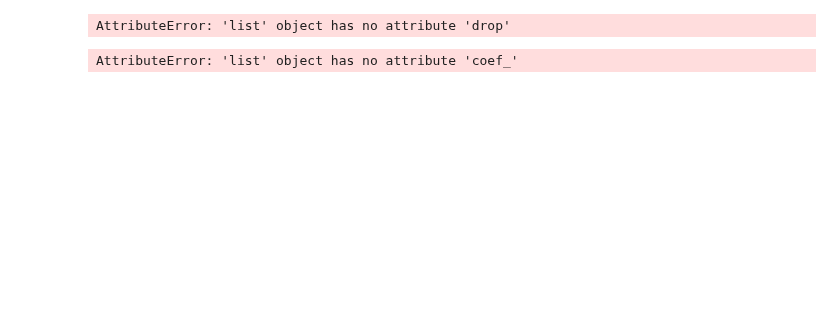
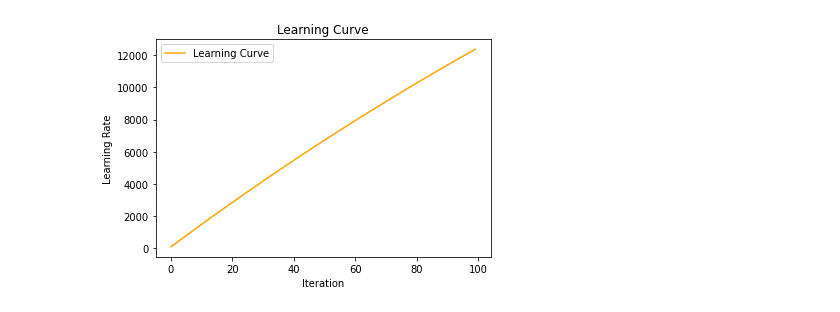
Before and after one commit to jreyesco16/ml-assignment, a Jupyter notebook: assignment-4/kim_changsu_steiner_devan_reyes-cortes_jesse_assignment4.ipynb, the cells around one changed output. Drawn from its saved outputs; the diff is of its cells as text; code cells hidden in the pictures; blank space fills up the shorter version.

Commit message:
everything is working except svm model

```diff
--- a/assignment-4/kim_changsu_steiner_devan_reyes-cortes_jesse_assignment4.ipynb
+++ b/assignment-4/kim_changsu_steiner_devan_reyes-cortes_jesse_assignment4.ipynb
@@ -93,6 +123,7 @@ class Linear_SVC:
         self.early_stopping = early_stopping
         self.validation_fraction = validation_fraction
         self.cost = np.array([])
+        self.svs = np.array([])
 
 
     def fit(self, X, Y):
@@ -121,7 +152,7 @@ class Linear_SVC:
             t_sv = t[svs]
 
 #             # compute primary form
-            prim_form = (1/2) * np.matmul(self.w, self.w.reshape(-1,1))
+            prim_form = (1/2) * self.w.dot(self.w)
 #             if prim_form > (1/2) * np.matmul(self.w, self.w.reshape(-1,1)):
 #                 prim_form = (1/2) * np.matmul(self.w, self.w.reshape(-1,1))
 
@@ -132,7 +163,7 @@ class Linear_SVC:
             self.cost = np.append(self.cost, [j])
 
             # early stopping
-            if j < self.tol:
+            if (j < self.validation_fraction):
                 break
 
             #compute gradients
@@ -149,11 +180,8 @@ class Linear_SVC:
             self.w = self.w - lr * grad_w
             self.b = self.b - lr * grad_b
 
-        print("Costs j: ", self.cost)
-
-        self.intercept = np.array([self.b])
-        self.coef = np.array([self.w])
-        self.support_vectors = np.array([x_sv])
+            #update support vectors
+            self.svs = x_sv
 
         return self
 
@@ -163,6 +191,7 @@ class Linear_SVC:
         y_hat = np.array([])
 
         for i in range(0, len(X)):
+
             if self.w.dot(X[i]) + self.b >= 0:
                 y_hat = np.append(y_hat, [1])
             else:
@@ -170,6 +199,18 @@ class Linear_SVC:
 
 
         return y_hat
+
+    def plot_curve(self):
+
+        plt.title('Learning Curve')
+        plt.plot(np.arange(len(self.cost)),self.cost, label="Learning Curve", color='orange')
+        plt.legend(loc = 'lower right')
+#         plt.xlim([0, 1])
+#         plt.ylim([0, 1])
+        plt.ylabel('Learning Rate')
+        plt.xlabel('Iteration')
+        plt.legend()
+        plt.show()
 # %%
 # Binary Classification using Linear_SVC Classifier
 
@@ -278,22 +300,14 @@ print(pd.DataFrame(dict_svm))
 31  [[0, 100], [0, 50]]
 # %%
 # A.6 plot the learning curve NOT COMPLETED
-X = data.drop(columns='quality')
-X = (X - X.mean())/X.std() ## standardized data
-Y = data['quality']
-model = Linear_Regression()
-model.fit(X, Y, learning_rate=.01,lambd=1, regularizer='l2')
+x_train,x_test, y_train, y_test = partition(X, Y, .20)
+
+model = Linear_SVC()
+
+model.fit(x_train, y_train)
+
 model.plot_curve()
+
+y_hat = model.predict(x_test)
 # %% [output]
-AttributeError: 'list' object has no attribute 'drop'
+[figure, added]
-# %%
-# A.7 plot the decision boundary and show support vectors using “decision_boundary_support_vectors”
-# https://github.com/rhasanbd/Support-Vector-Machine-Classifier-Beginners-Survival-Kit/blob/master/Support%20Vector%20Machine-1-Linearly%20Separable%20Data.ipynb
-# Draw a scatter plot
-
-# need to figure out what
-svm_clf = []
-
-decision_boundary_support_vectors(svm_clf, X)
-# %% [output]
-AttributeError: 'list' object has no attribute 'coef_'
```
Also changed, not shown: parts of 10 cells of this notebook.
